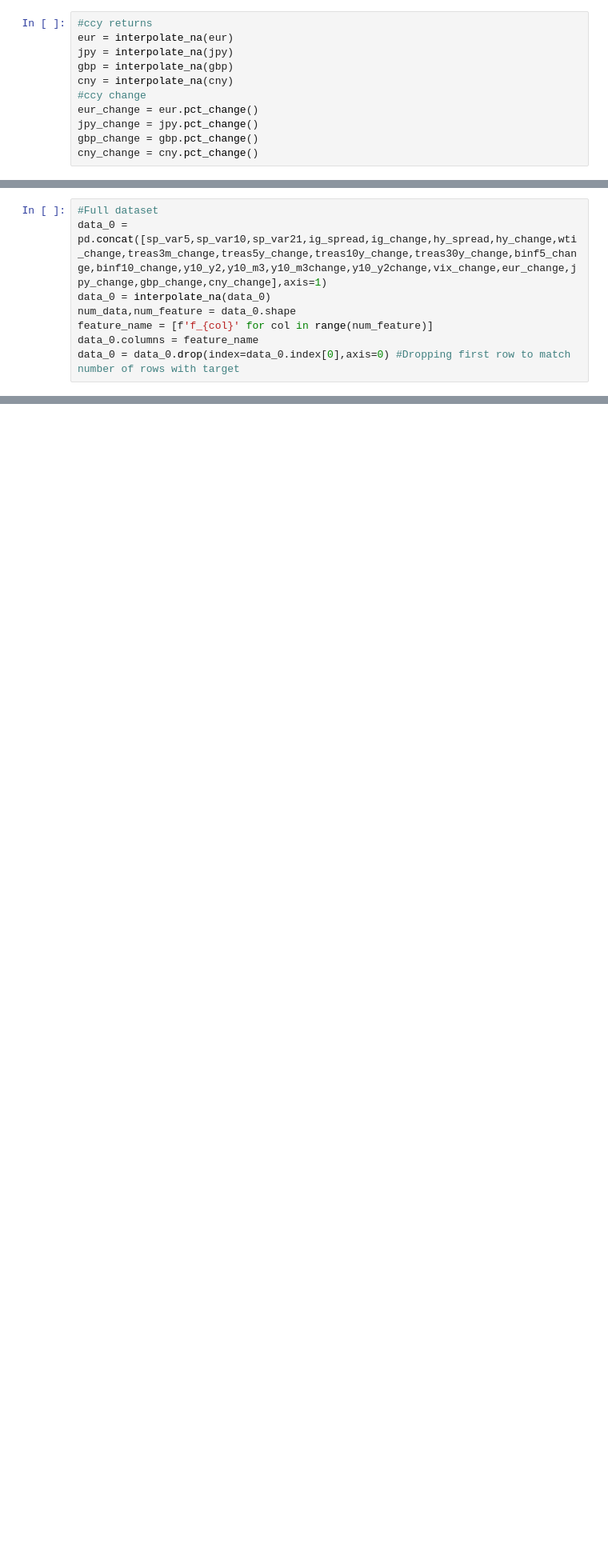
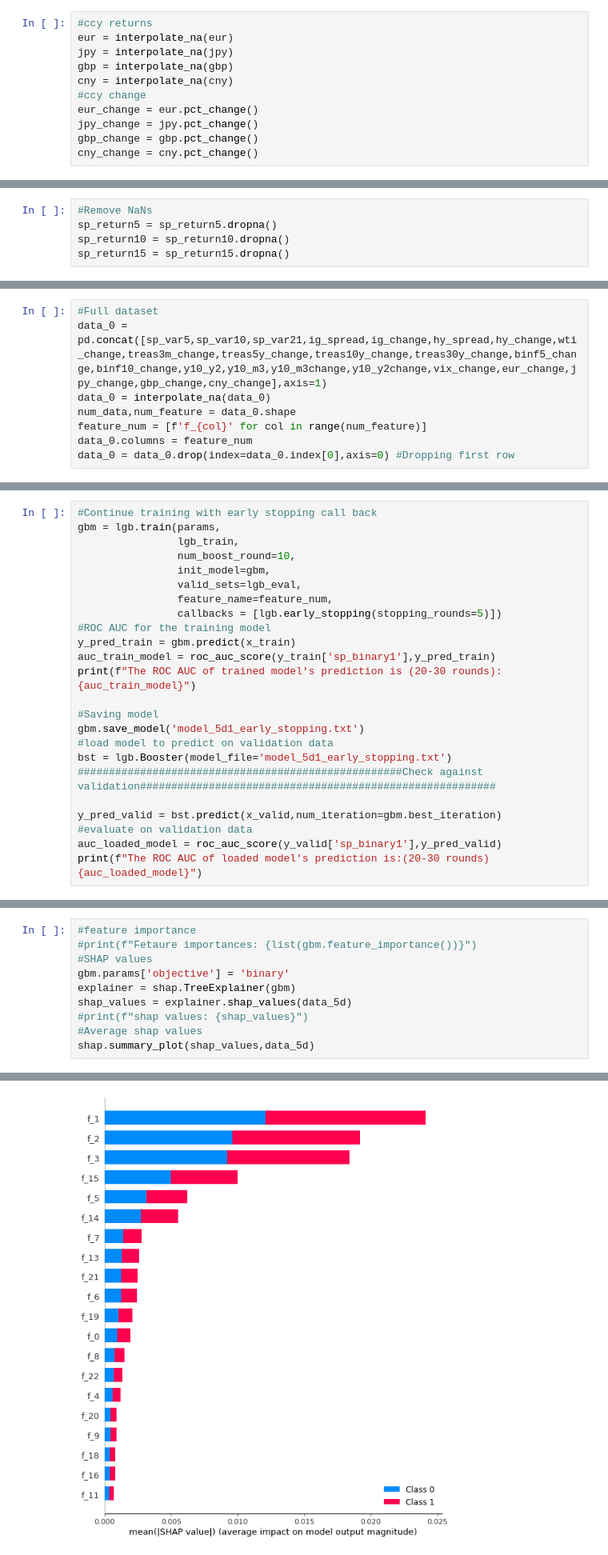
Before and after one commit to surekhanaga88/sp_500_classification, a Jupyter notebook: gbdt_01.ipynb, the cells around one changed output, grey strips where cells are left out. Shown at 80% size. Cells and saved outputs as stored; diff of their text form; blank space fills up the shorter version.

Commit message:
Version1 training for 5-day head model;started re-factoring code for toher models

```diff
--- a/gbdt_01.ipynb
+++ b/gbdt_01.ipynb
@@ -169,0 +150,5 @@ sp_binary18 = np.where(sp_return15<np.percentile(sp_return15,5),1,0) #returns in
+# %%
+#Remove NaNs
+sp_return5 = sp_return5.dropna()
+sp_return10 = sp_return10.dropna()
+sp_return15 = sp_return15.dropna()
@@ -172,6 +195,6 @@ sp_binary18 = np.where(sp_return15<np.percentile(sp_return15,5),1,0) #returns in
 data_0 = pd.concat([sp_var5,sp_var10,sp_var21,ig_spread,ig_change,hy_spread,hy_change,wti_change,treas3m_change,treas5y_change,treas10y_change,treas30y_change,binf5_change,binf10_change,y10_y2,y10_m3,y10_m3change,y10_y2change,vix_change,eur_change,jpy_change,gbp_change,cny_change],axis=1)
 data_0 = interpolate_na(data_0)
 num_data,num_feature = data_0.shape
-feature_name = [f'f_{col}' for col in range(num_feature)]
-data_0.columns = feature_name
-data_0 = data_0.drop(index=data_0.index[0],axis=0) #Dropping first row to match number of rows with target
+feature_num = [f'f_{col}' for col in range(num_feature)]
+data_0.columns = feature_num
+data_0 = data_0.drop(index=data_0.index[0],axis=0) #Dropping first row
@@ -205,0 +414,24 @@ lgb_train = lgb
+# %%
+#Continue training with early stopping call back
+gbm = lgb.train(params,
+                lgb_train,
+                num_boost_round=10,
+                init_model=gbm,
+                valid_sets=lgb_eval,
+                feature_name=feature_num,
+                callbacks = [lgb.early_stopping(stopping_rounds=5)])
+#ROC AUC for the training model
+y_pred_train = gbm.predict(x_train)
+auc_train_model = roc_auc_score(y_train['sp_binary1'],y_pred_train)
+print(f"The ROC AUC of trained model's prediction is (20-30 rounds): {auc_train_model}")
+
+#Saving model
+gbm.save_model('model_5d1_early_stopping.txt')
+#load model to predict on validation data
+bst = lgb.Booster(model_file='model_5d1_early_stopping.txt')
+####################################################Check against validation#########################################################
+
+y_pred_valid = bst.predict(x_valid,num_iteration=gbm.best_iteration)
+#evaluate on validation data
+auc_loaded_model = roc_auc_score(y_valid['sp_binary1'],y_pred_valid)
+print(f"The ROC AUC of loaded model's prediction is:(20-30 rounds) {auc_loaded_model}")
@@ -205,0 +456,11 @@ lgb_train = lgb
+# %%
+#feature importance
+#print(f"Fetaure importances: {list(gbm.feature_importance())}")
+#SHAP values
+gbm.params['objective'] = 'binary'
+explainer = shap.TreeExplainer(gbm)
+shap_values = explainer.shap_values(data_5d)
+#print(f"shap values: {shap_values}")
+#Average shap values
+shap.summary_plot(shap_values,data_5d)
+# %% [output]
@@ -205,0 +468 @@ lgb_train = lgb
+[figure, added]
```
Also changed, not shown: parts of 32 cells of this notebook, 4 other files.
